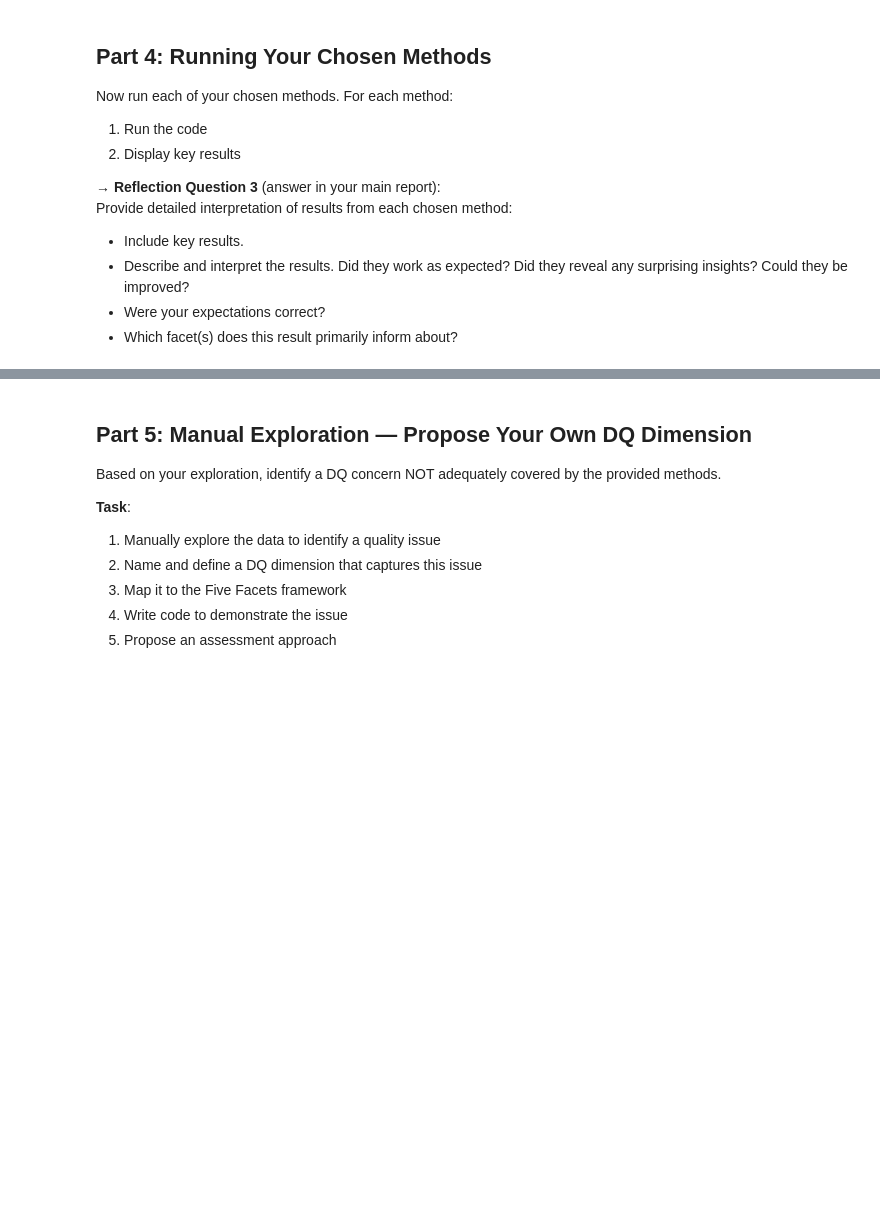
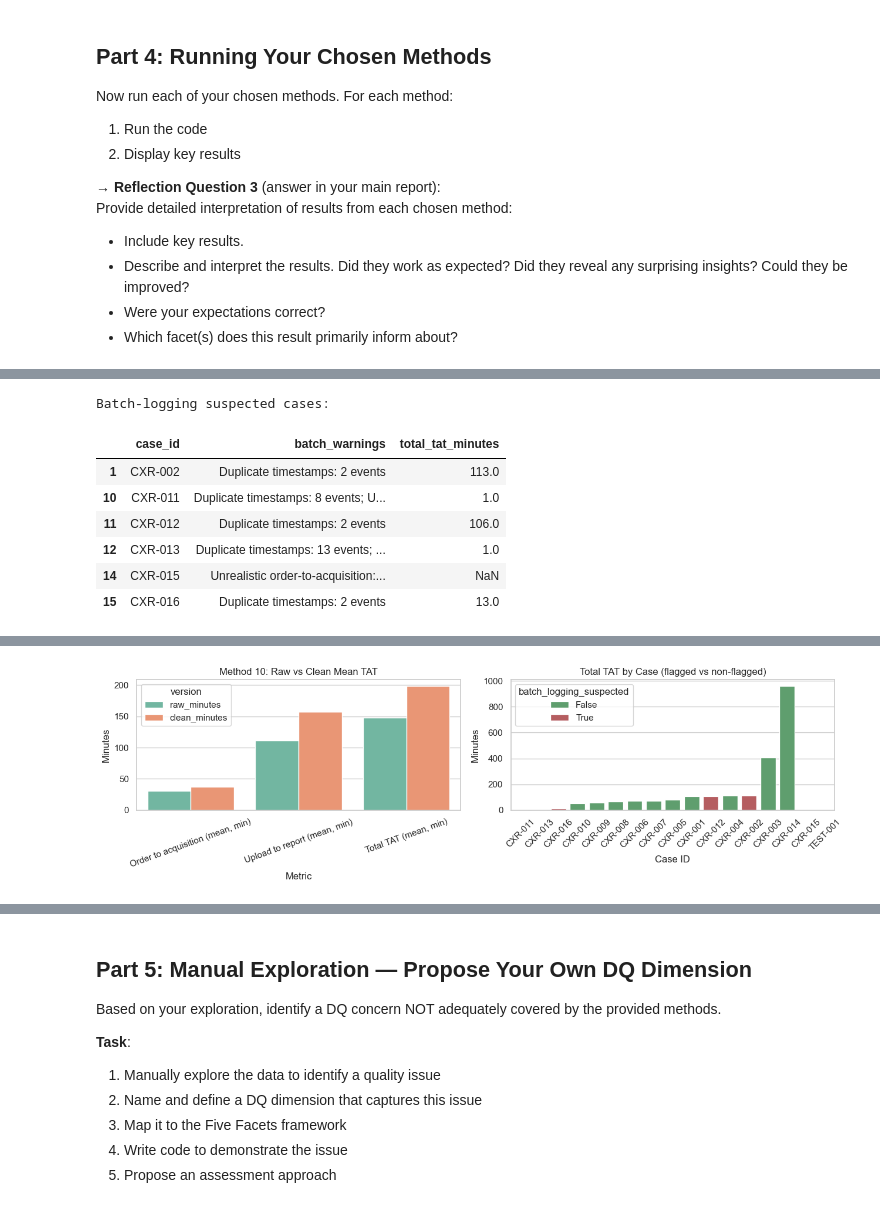
Before and after one commit to Jegerchristiank/Assignment-2, a Jupyter notebook: afleveringsfiler/assignment.ipynb, the cells around one changed output, grey strips where cells are left out. Saved outputs shown, nothing was run; the diff lists cells and outputs as text; code cells hidden in the pictures; blank space fills up the shorter version.

Commit message:
Finalize deliverable 5 outputs, appendix evidence, and report build

```diff
--- a/afleveringsfiler/assignment.ipynb
+++ b/afleveringsfiler/assignment.ipynb
@@ -905,23 +1091,60 @@ CXR-004      False Critical case missing Critical communication event
 # %%
-# Method 10: Turnaround times with batch logging detection
-res_m10 = method_10_turnaround_times(df)
+results_10 = method_10_turnaround_times(df)
+tat_df = results_10['detailed_data'].copy()
 
-print("=== Method 10: Turnaround Times + Batch Logging Detection ===")
-print(f"Total cases: {res_m10['total_cases']}")
-print(f"Batch logging suspected (count): {res_m10['batch_logging_suspected_count']}")
-print(f"Batch logging suspected (%): {res_m10['batch_logging_percentage']:.2f}")
-print(f"Batch-logged cases: {res_m10['batch_logged_cases']}")
+print('=== Method 10: Turnaround Time with Batch Logging Detection ===')
 
-print("\nRaw means (minutes):")
-print(f"  order_to_acquisition: {res_m10['mean_order_to_acquisition']:.2f}")
-print(f"  upload_to_report: {res_m10['mean_upload_to_report']:.2f}")
-print(f"  total_tat: {res_m10['mean_total_tat']:.2f}")
+summary_10_df = pd.DataFrame([
+    {
+        'metric': 'Order to acquisition (mean, min)',
+        'raw_minutes': round(results_10['mean_order_to_acquisition'], 2) if results_10['mean_order_to_acquisition'] is not None else np.nan,
+        'clean_minutes': round(results_10['mean_order_to_acquisition_clean'], 2) if results_10['mean_order_to_acquisition_clean'] is not None else np.nan,
+    },
+    {
+        'metric': 'Upload to report (mean, min)',
+        'raw_minutes': round(results_10['mean_upload_to_report'], 2) if results_10['mean_upload_to_report'] is not None else np.nan,
+        'clean_minutes': round(results_10['mean_upload_to_report_clean'], 2) if results_10['mean_upload_to_report_clean'] is not None else np.nan,
+    },
+    {
+        'metric': 'Total TAT (mean, min)',
+        'raw_minutes': round(results_10['mean_total_tat'], 2) if results_10['mean_total_tat'] is not None else np.nan,
+        'clean_minutes': round(results_10['mean_total_tat_clean'], 2) if results_10['mean_total_tat_clean'] is not None else np.nan,
+    },
+])
 
-print("\nClean means excluding batch-suspected cases (minutes):")
-print(f"  order_to_acquisition_clean: {res_m10['mean_order_to_acquisition_clean']:.2f}")
-print(f"  upload_to_report_clean: {res_m10['mean_upload_to_report_clean']:.2f}")
-print(f"  total_tat_clean: {res_m10['mean_total_tat_clean']:.2f}")
+batch_summary_df = pd.DataFrame([
+    {
+        'total_cases': results_10['total_cases'],
+        'batch_logging_suspected_count': results_10['batch_logging_suspected_count'],
+        'batch_logging_percentage': round(results_10['batch_logging_percentage'], 2),
+    }
+])
 
-print("\nWarning:")
-print(res_m10['warning'])
+display(summary_10_df)
+display(batch_summary_df)
+
+flagged_cases_df = tat_df[tat_df['batch_logging_suspected']][['case_id', 'batch_warnings', 'total_tat_minutes']]
+print('Batch-logging suspected cases:')
+display(flagged_cases_df if not flagged_cases_df.empty else pd.DataFrame({'note': ['No cases flagged']}))
+
+display(tat_df[['case_id', 'order_to_acquisition_minutes', 'upload_to_report_minutes', 'total_tat_minutes', 'batch_logging_suspected']].sort_values('total_tat_minutes'))
+
+plot_df = summary_10_df.melt(id_vars='metric', value_vars=['raw_minutes', 'clean_minutes'], var_name='version', value_name='minutes')
+
+fig, axes = plt.subplots(1, 2, figsize=(13, 4))
+sns.barplot(data=plot_df, x='metric', y='minutes', hue='version', ax=axes[0], palette='Set2')
+axes[0].set_title('Method 10: Raw vs Clean Mean TAT')
+axes[0].set_xlabel('Metric')
+axes[0].set_ylabel('Minutes')
+axes[0].tick_params(axis='x', rotation=20)
+
+tat_plot_df = tat_df[['case_id', 'total_tat_minutes', 'batch_logging_suspected']].sort_values('total_tat_minutes')
+sns.barplot(data=tat_plot_df, x='case_id', y='total_tat_minutes', hue='batch_logging_suspected', ax=axes[1], palette={False: '#55A868', True: '#C44E52'})
+axes[1].set_title('Total TAT by Case (flagged vs non-flagged)')
+axes[1].set_xlabel('Case ID')
+axes[1].set_ylabel('Minutes')
+axes[1].tick_params(axis='x', rotation=45)
+
+plt.tight_layout()
+plt.show()
 # %% [output]
@@ -945,0 +1158,8 @@ TAT calculations may be unreliable for batch-logged cases. Consider using clean
+Batch-logging suspected cases:
+|  | case_id | batch_warnings | total_tat_minutes |
+| 1 | CXR-002 | Duplicate timestamps: 2 events | 113.0 |
+| 10 | CXR-011 | Duplicate timestamps: 8 events; U... | 1.0 |
+| 11 | CXR-012 | Duplicate timestamps: 2 events | 106.0 |
+| 12 | CXR-013 | Duplicate timestamps: 13 events; ... | 1.0 |
+| 14 | CXR-015 | Unrealistic order-to-acquisition:... | NaN |
+| 15 | CXR-016 | Duplicate timestamps: 2 events | 13.0 |
@@ -946 +1184,2 @@ TAT calculations may be unreliable for batch-logged cases. Consider using clean
+[figure, added]
 # %%
```
Also changed, not shown: parts of 15 cells of this notebook, 10 other files.
